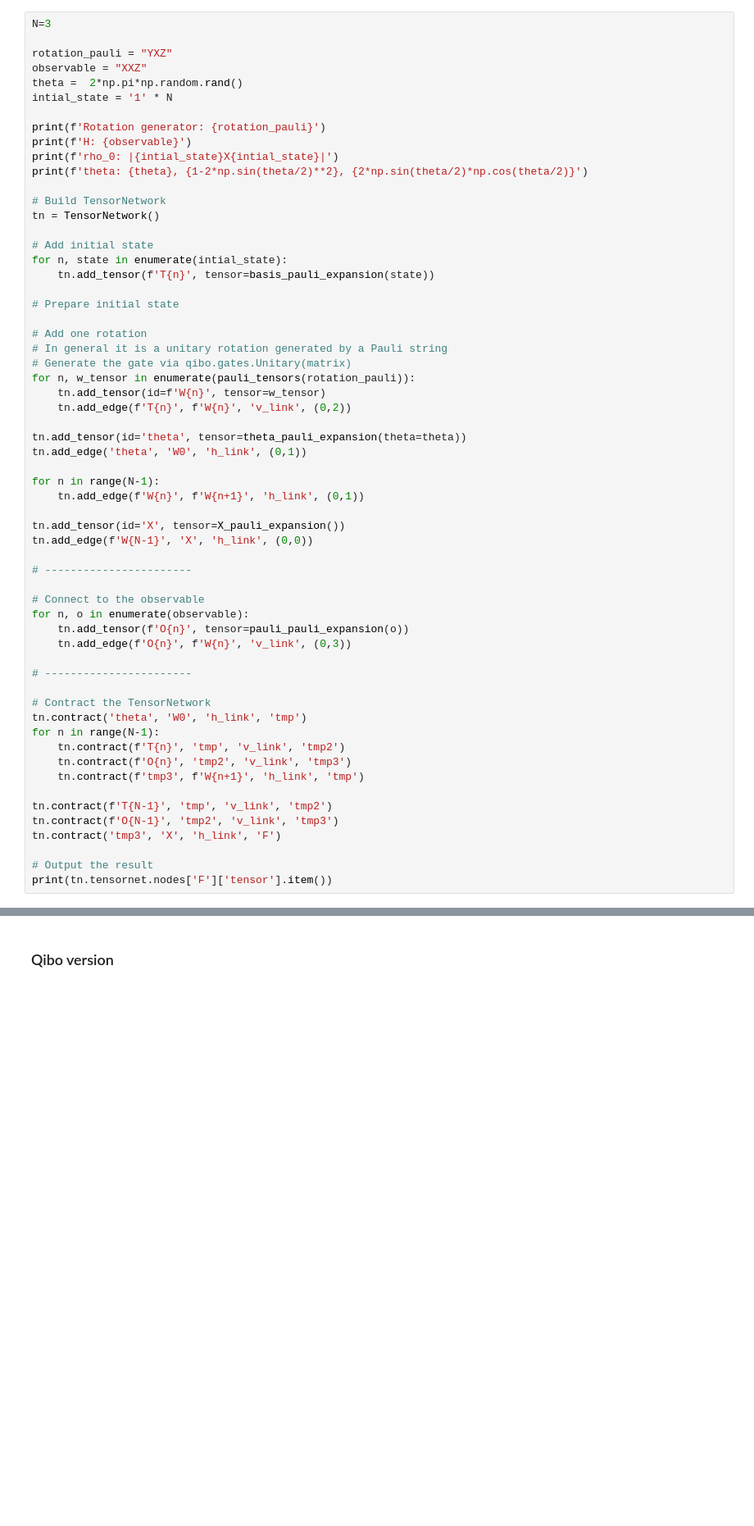
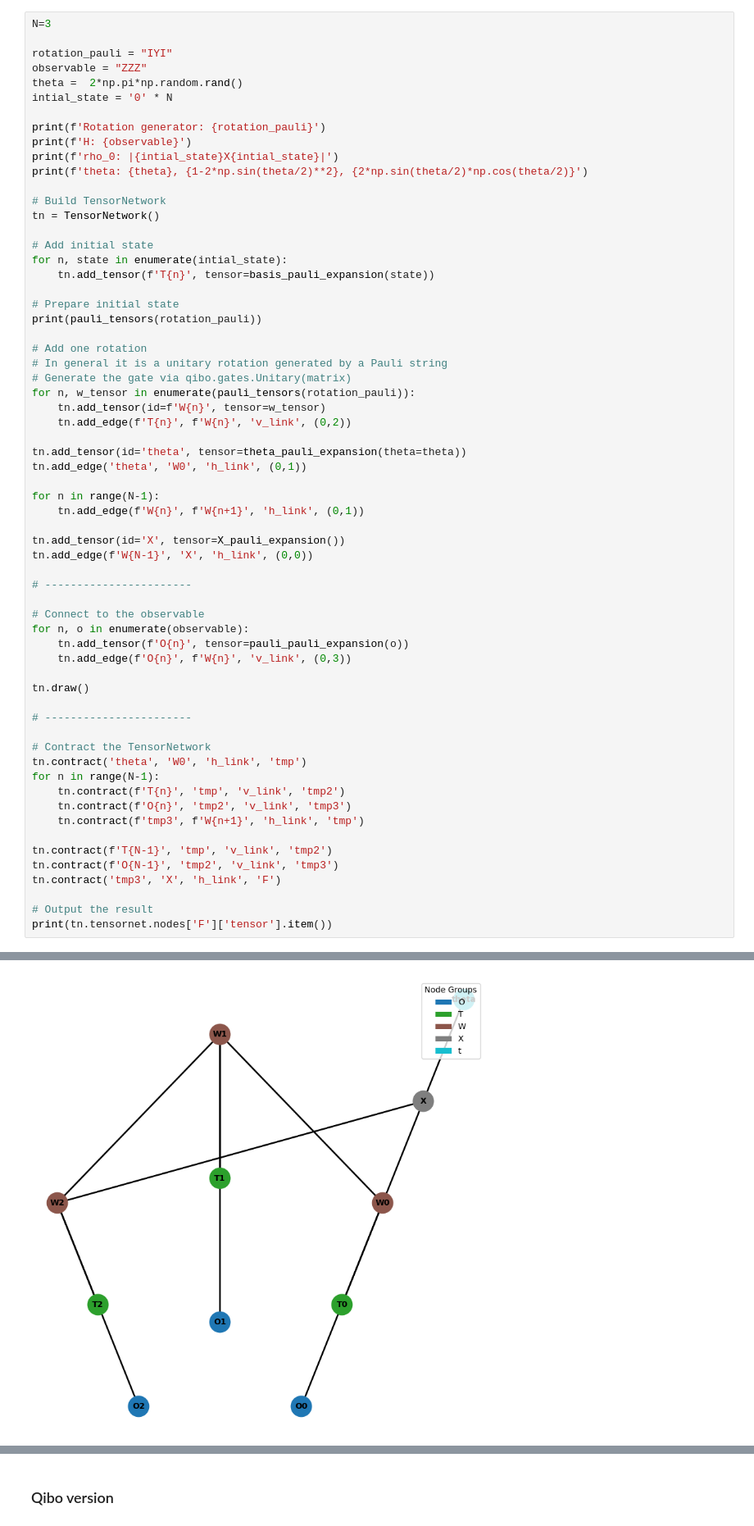
Before and after one commit to MatteoRobbiati/mpstab, a Jupyter notebook: test_w_circuit.ipynb, the cells around one changed output, grey strips where cells are left out. Shown at 82% size. Drawn from its saved outputs; the diff is of its cells as text; blank space fills up the shorter version.

```diff
--- a/test_w_circuit.ipynb
+++ b/test_w_circuit.ipynb
@@ -25,10 +25,10 @@ def pauli_tensors(pauli_string:str):
 # %%
 N=3
 
-rotation_pauli = "YXZ"
-observable = "XXZ"
+rotation_pauli = "IYI"
+observable = "ZZZ"
 theta =  2*np.pi*np.random.rand()
-intial_state = '1' * N
+intial_state = '0' * N
 
 print(f'Rotation generator: {rotation_pauli}')
 print(f'H: {observable}')
@@ -43,6 +43,7 @@ for n, state in enumerate(intial_state):
     tn.add_tensor(f'T{n}', tensor=basis_pauli_expansion(state))
 
 # Prepare initial state
+print(pauli_tensors(rotation_pauli))
 
 # Add one rotation
 # In general it is a unitary rotation generated by a Pauli string
@@ -67,6 +68,8 @@ for n, o in enumerate(observable):
     tn.add_tensor(f'O{n}', tensor=pauli_pauli_expansion(o))
     tn.add_edge(f'O{n}', f'W{n}', 'v_link', (0,3))
 
+tn.draw()
+
 # -----------------------
 
 # Contract the TensorNetwork
@@ -90,0 +95 @@ theta: 2.369017662046983, -0.7161157491584904, 0.6979815425977782
+[figure, added]
```
Also changed, not shown: parts of 10 cells of this notebook, 10 other files.
